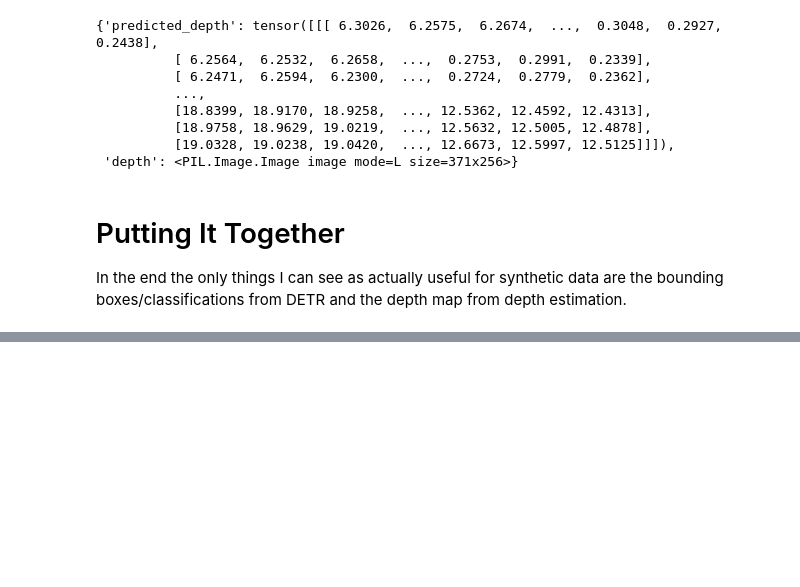
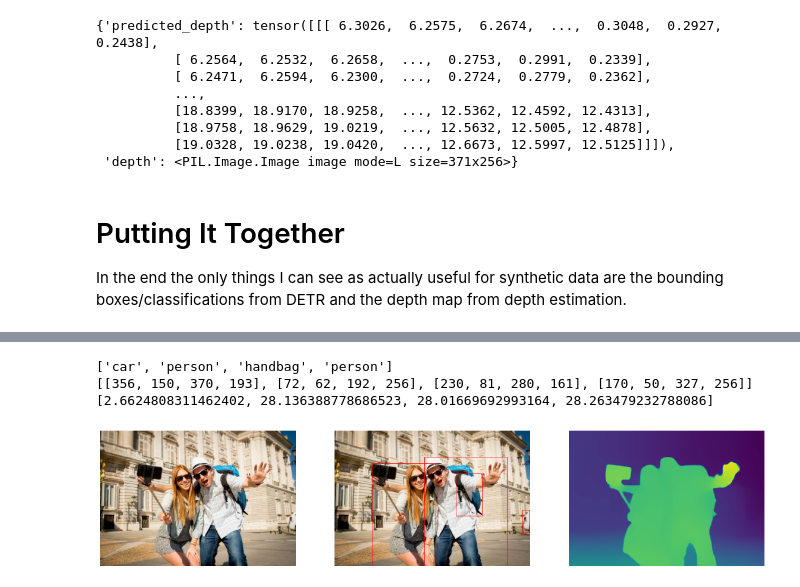
Before and after one commit to shahbuland/synthetic_mm, a Jupyter notebook: claude_image_detailing.ipynb, the cells around one changed output, grey strips where cells are left out. Saved outputs shown, nothing was run; the diff lists cells and outputs as text; code cells hidden in the pictures; blank space fills up the shorter version.

```diff
--- a/claude_image_detailing.ipynb
+++ b/claude_image_detailing.ipynb
@@ -212,0 +269,2 @@ In the end the only things I can see as actually useful for synthetic data are t
+# %%
+pipe = SynPipe()
@@ -212,0 +280,22 @@ In the end the only things I can see as actually useful for synthetic data are t
+# %%
+print(labels)
+print(boxes)
+print(depths)
+# %% [output]
+['car', 'person', 'handbag', 'person']
+[[356, 150, 370, 193], [72, 62, 192, 256], [230, 81, 280, 161], [170, 50, 327, 256]]
+[2.6624808311462402, 28.136388778686523, 28.01669692993164, 28.263479232788086]
+# %%
+img = x[1]
+detr_img = pipe.visualize_detr(img)
+depth_img = pipe.visualize_depth(img)
+
+fig, axs = plt.subplots(1, 3, figsize=(20, 10))
+for ax in axs:
+    ax.axis('off')
+axs[0].imshow(img)
+axs[1].imshow(detr_img)
+axs[2].imshow(depth_img)
+plt.show()
+# %% [output]
+[figure, added]
```
Also changed, not shown: parts of 8 cells of this notebook.
